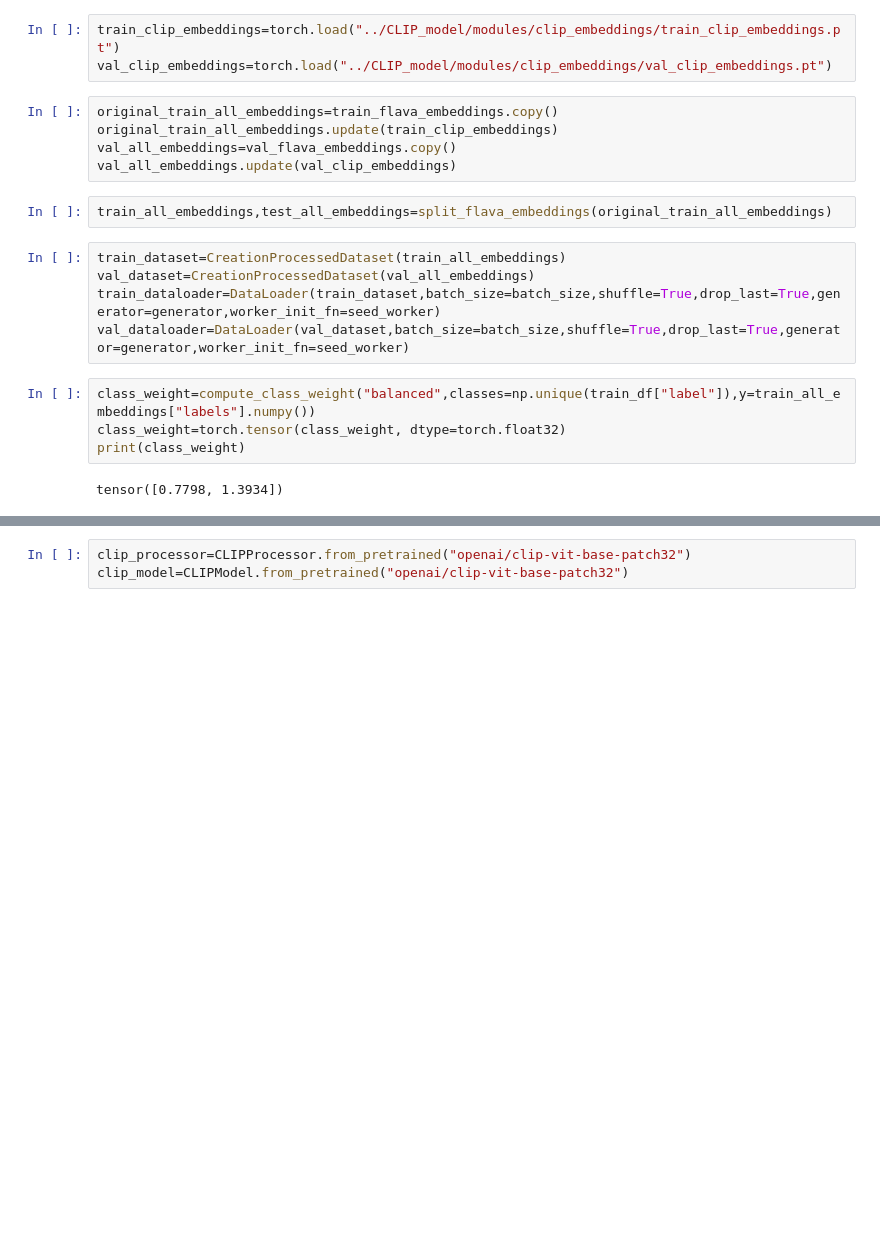
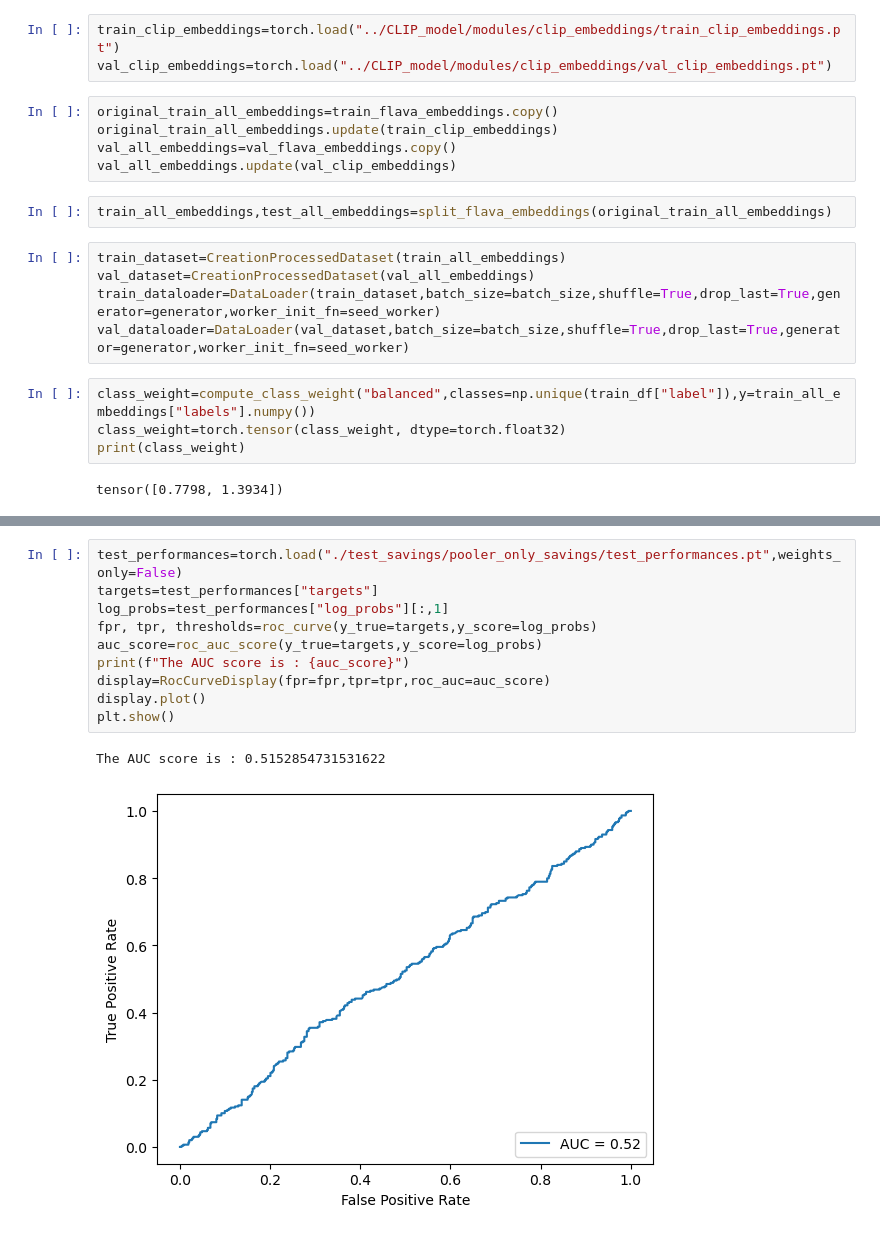
Before and after one commit to soheil-housni/Detection-of-Hateful-Memes-project, a Jupyter notebook: FLAVA_model/main.ipynb, the cells around one changed output, grey strips where cells are left out. Cells and saved outputs as stored; diff of their text form; blank space fills up the shorter version.

Commit message:
End of the test of the flava model

```diff
--- a/FLAVA_model/main.ipynb
+++ b/FLAVA_model/main.ipynb
@@ -207,3 +270,13 @@ RuntimeError: Error(s) in loading state_dict for HeadClassifierFLAVAModel:
 # %%
-clip_processor=CLIPProcessor.from_pretrained("openai/clip-vit-base-patch32")
-clip_model=CLIPModel.from_pretrained("openai/clip-vit-base-patch32")
+test_performances=torch.load("./test_savings/pooler_only_savings/test_performances.pt",weights_only=False)
+targets=test_performances["targets"]
+log_probs=test_performances["log_probs"][:,1]
+fpr, tpr, thresholds=roc_curve(y_true=targets,y_score=log_probs)
+auc_score=roc_auc_score(y_true=targets,y_score=log_probs)
+print(f"The AUC score is : {auc_score}")
+display=RocCurveDisplay(fpr=fpr,tpr=tpr,roc_auc=auc_score)
+display.plot()
+plt.show()
+# %% [output]
+The AUC score is : 0.5152854731531622
+[figure, added]
```
Also changed, not shown: parts of 32 cells of this notebook, 13 other files.
